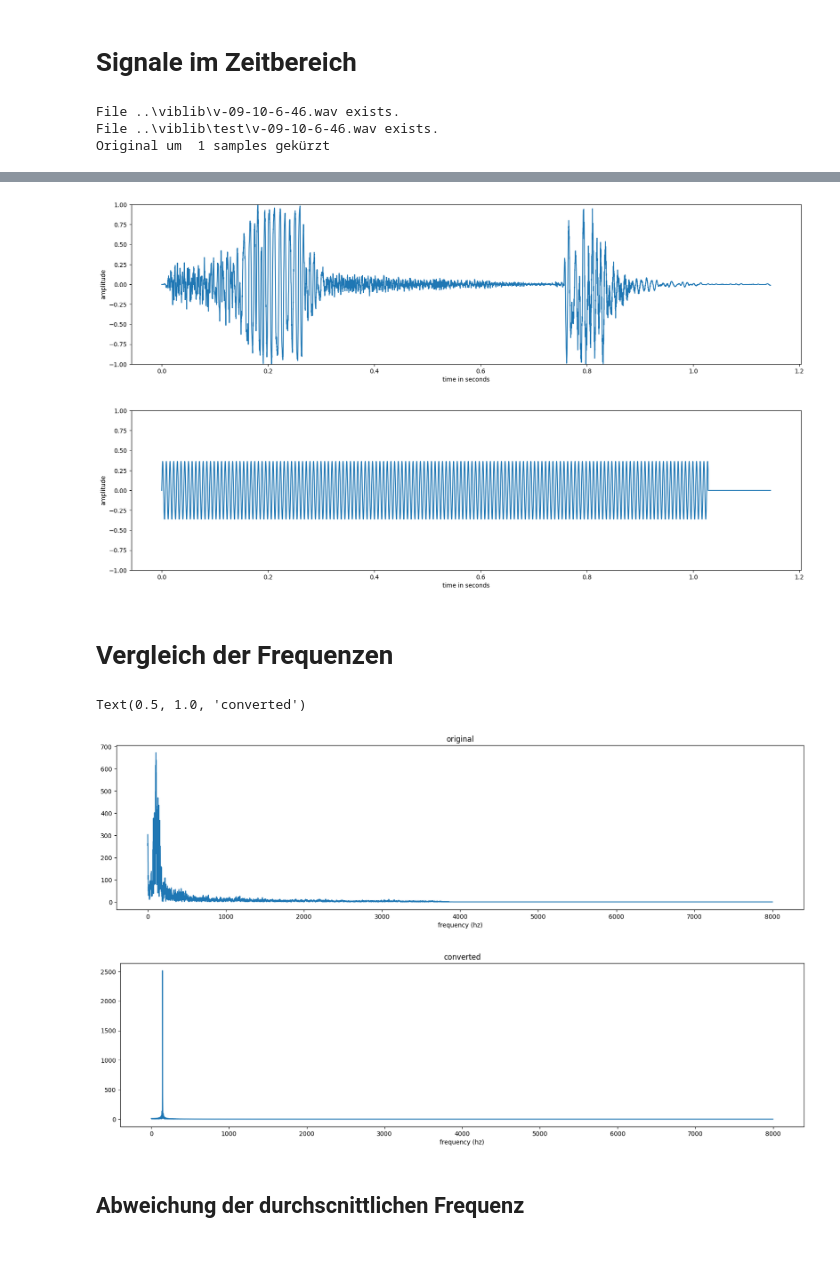
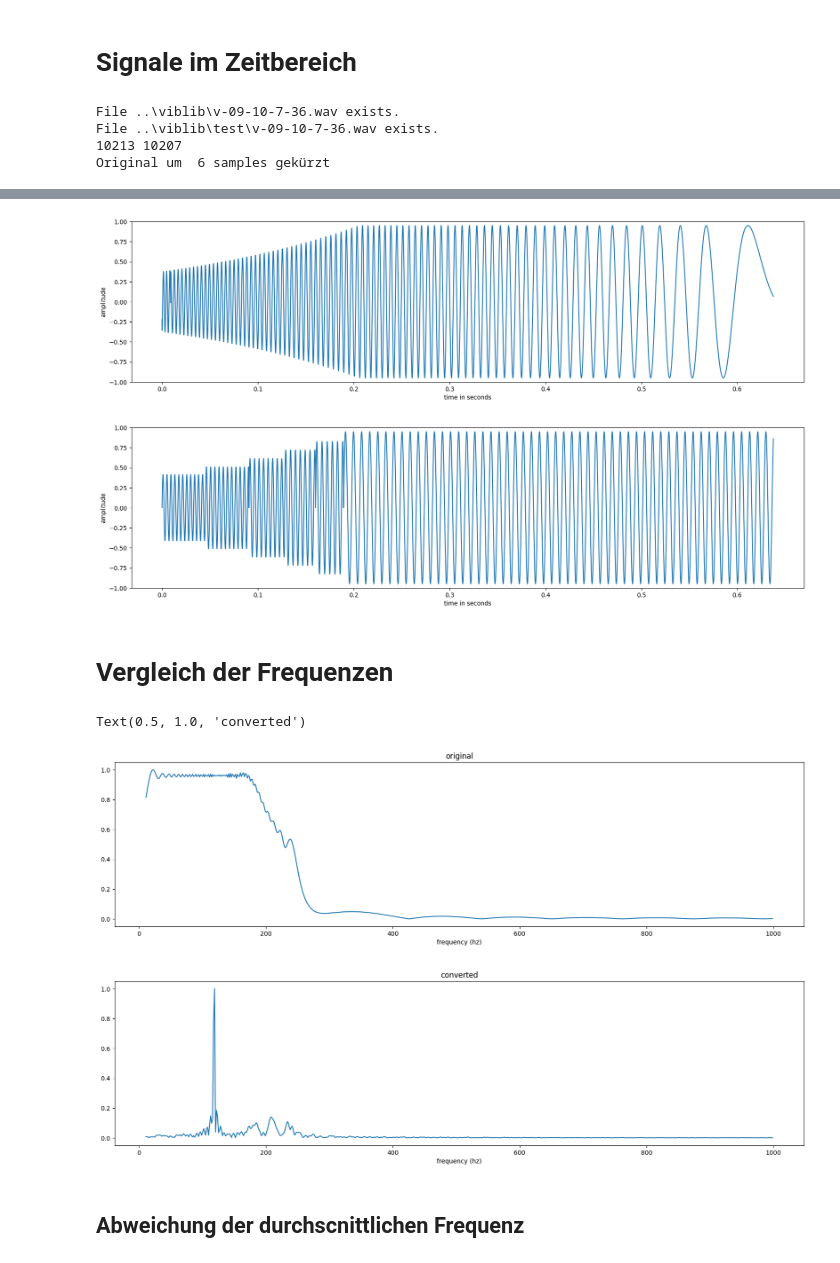
Before and after one commit to haudom/WAV_to_Hapticlabs_converter, a Jupyter notebook: src/compareSignals.ipynb, the cells around one changed output, grey strips where cells are left out. Cells and saved outputs as stored; diff of their text form; code cells hidden in the pictures.

```diff
--- a/src/compareSignals.ipynb
+++ b/src/compareSignals.ipynb
@@ -12,7 +12,7 @@ import IPython
 # %% [markdown]
 # Signale im Zeitbereich
 # %%
-name = "v-09-10-6-46"
+name = "v-09-10-7-36"
 originalFilePath = "..\\viblib\\" + name + ".wav"
 convertedFilePath = "..\\viblib\\test\\" + name + ".wav"
 
@@ -21,44 +21,46 @@ convertedFilePath = "..\\viblib\\test\\" + name + ".wav"
 original, _=openFile(originalFilePath)
 converted, sr=openFile(convertedFilePath)
 
+print(len(original), len(converted))
 
 if(len(original)> len(converted)):
     print("Original um ", len(original)-len(converted), "samples gekürzt")
     original = original[:len(converted)]
 
 elif(len(original)< len(converted)):
     print("Converted um ", len(converted)-len(original), "samples gekürzt")
     converted = converted[:len(original)]
 
 
 times = numpy.arange(0,len(original)/sr,1/sr)
 
 
 
 plt.figure().set_figwidth(20)
 plt.plot(times,original)
 plt.xlabel("time in seconds")
 plt.ylabel("amplitude")
 plt.ylim([-1,1])
 
 
 
 times = numpy.arange(0,len(converted)/sr,1/sr)
 plt.figure().set_figwidth(20)
 plt.xlabel("time in seconds")
 plt.ylabel("amplitude")
 plt.plot(times,converted)
 plt.ylim([-1,1])
 IPython.display.display(IPython.display.Audio(originalFilePath))
 IPython.display.display(IPython.display.Audio(convertedFilePath))
 # %% [output]
-File ..\viblib\v-09-10-6-46.wav exists.
-File ..\viblib\test\v-09-10-6-46.wav exists.
-Original um  1 samples gekürzt
+File ..\viblib\v-09-10-7-36.wav exists.
+File ..\viblib\test\v-09-10-7-36.wav exists.
+10213 10207
+Original um  6 samples gekürzt
 [interactive output not drawn]
 [interactive output not drawn]
-[figure, old version]
+[figure, new version]
-[figure, old version]
+[figure, new version]
 # %% [markdown]
 # Vergleich der Frequenzen
 # %%
@@ -68,8 +70,15 @@ import scipy.fft
 
 
 
-original_fft=scipy.fft.fft(original)
-converted_fft=scipy.fft.fft(converted)
+original_fft=abs(scipy.fft.fft(original)) # Betrag des fft repräsentiert die Amplitude
+converted_fft=abs(scipy.fft.fft(converted))
+
+#Normalisieren
+maxfft = max(original_fft)
+original_fft = original_fft / maxfft
+maxfft = max(converted_fft)
+converted_fft = converted_fft/maxfft
+
 
 frequencies = numpy.fft.fftfreq(n=len(original), d=1/sr)
 original_fft = original_fft[:len(original_fft)//2]
@@ -81,20 +90,28 @@ converted_fft = abs(converted_fft)
 
 frequencies = frequencies[:len(frequencies)//2]
 
+# 1000 alles über 1000 HZ weckschneiden (menschliche Wahrnemung von Frequenzen nur bis ca. 1000Hz)
+index1000 = numpy.argmax(frequencies>1000)
+original_fft = original_fft[:index1000]
+converted_fft = converted_fft[:index1000]
+frequencies = frequencies[:index1000]
+
+index10 = numpy.argmax(frequencies>10)
+
 plt.figure().set_figwidth(20)
 #plt.xscale("log")
-plt.plot(frequencies,original_fft)
+plt.plot(frequencies[index10:],original_fft[index10:])
 plt.xlabel("frequency (hz)")
 plt.title("original")
 plt.figure().set_figwidth(20)
 #plt.xscale("log")
-plt.plot(frequencies,converted_fft)
+plt.plot(frequencies[index10:],converted_fft[index10:])
 plt.xlabel("frequency (hz)")
 plt.title("converted")
 # %% [output]
 Text(0.5, 1.0, 'converted')
-[figure, old version]
+[figure, new version]
-[figure, old version]
+[figure, new version]
 # %% [markdown]
 ## Abweichung der durchscnittlichen Frequenz
 # %%
```
Also changed, not shown: parts of 9 cells of this notebook.
